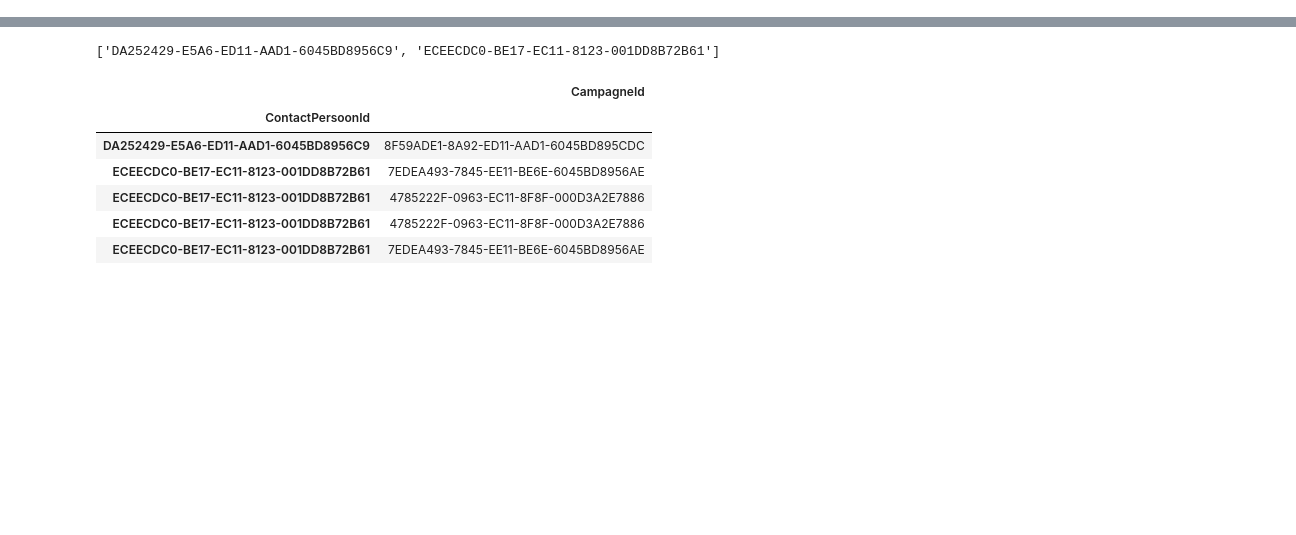
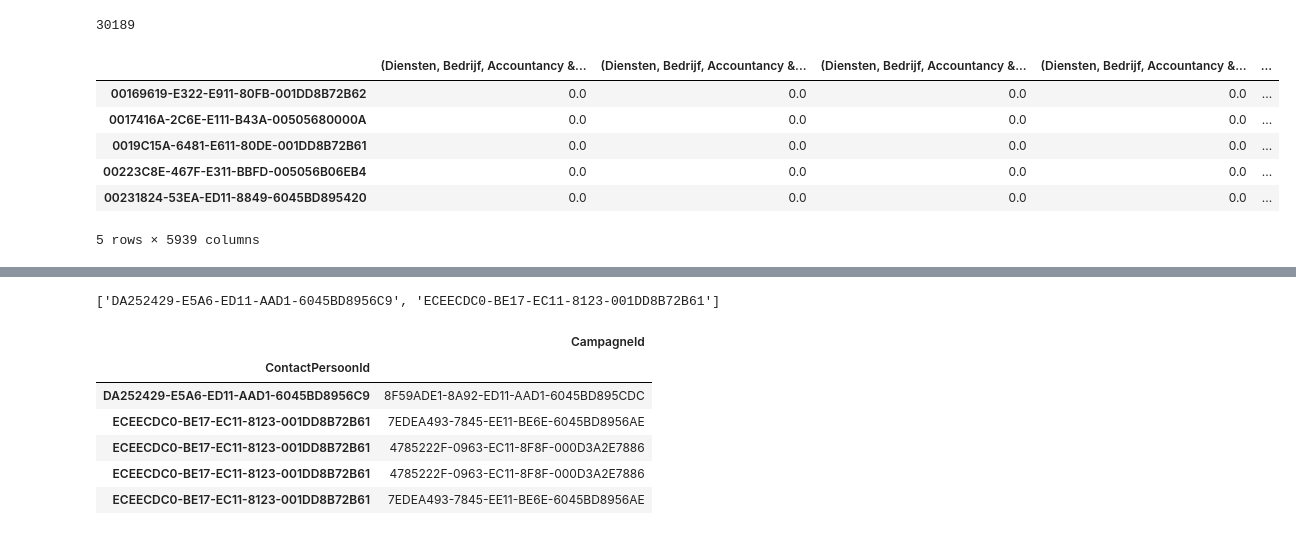
Before and after one commit to Pineapple217/HoGent-Data-Engineering-Project-2324, a Jupyter notebook: notebooks/User based Collaborative filtering/Userbased.ipynb, the cells around one changed output, grey strips where cells are left out. Saved outputs shown, nothing was run; the diff lists cells and outputs as text; code cells hidden in the pictures; blank space fills up the shorter version.

```diff
--- a/notebooks/User based Collaborative filtering/Userbased.ipynb
+++ b/notebooks/User based Collaborative filtering/Userbased.ipynb
@@ -73,3 +105,19 @@ Name: 0017416A-2C6E-E111-B43A-00505680000A, Length: 3440, dtype: float64
+# %%
+df_pivot = pd.concat([df_pivot_main, df_pivot_pageviews], axis=1, join='outer').fillna(0)
+# df_p = pd.merge(df_pivot, df_pageviews, 'left' )
+print(len(df_pivot.index))
+df_pivot.head()
+# df_pivot.loc[['0017416A-2C6E-E111-B43A-00505680000A']]
+# df_pivot.loc[select_contact]
+# %% [output]
+30189
+|  | (Diensten, Bedrijf, Accountancy &... | (Diensten, Bedrijf, Accountancy &... | (Diensten, Bedrijf, Accountancy &... | (Diensten, Bedrijf, Accountancy &... | ... |
+| 00169619-E322-E911-80FB-001DD8B72B62 | 0.0 | 0.0 | 0.0 | 0.0 | ... |
+| 0017416A-2C6E-E111-B43A-00505680000A | 0.0 | 0.0 | 0.0 | 0.0 | ... |
+| 0019C15A-6481-E611-80DE-001DD8B72B61 | 0.0 | 0.0 | 0.0 | 0.0 | ... |
+| 00223C8E-467F-E311-BBFD-005056B06EB4 | 0.0 | 0.0 | 0.0 | 0.0 | ... |
+| 00231824-53EA-ED11-8849-6045BD895420 | 0.0 | 0.0 | 0.0 | 0.0 | ... |
+5 rows × 5939 columns
 # %%
 select_contact = ['DA252429-E5A6-ED11-AAD1-6045BD8956C9', 'ECEECDC0-BE17-EC11-8123-001DD8B72B61']
 ss = df_pivot.loc[select_contact]
```
Also changed, not shown: parts of 7 cells of this notebook, 1 other file.
